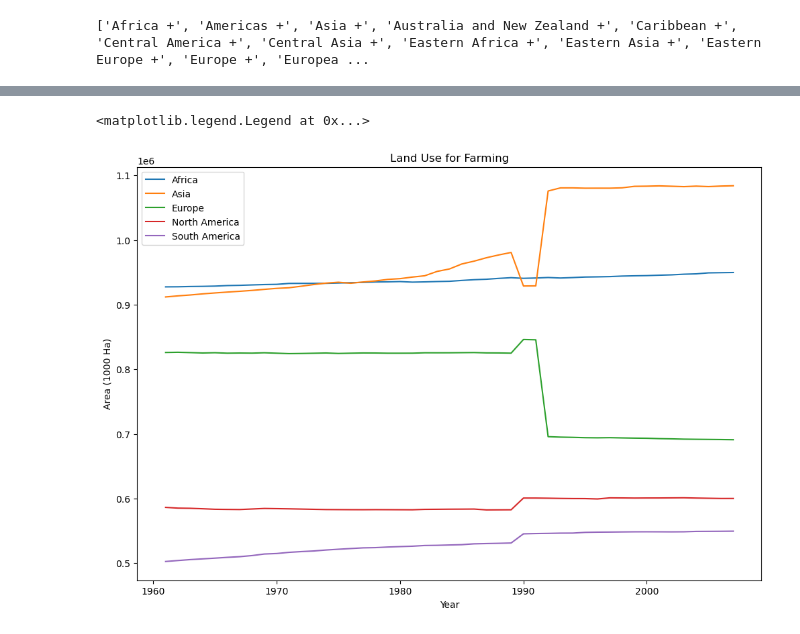
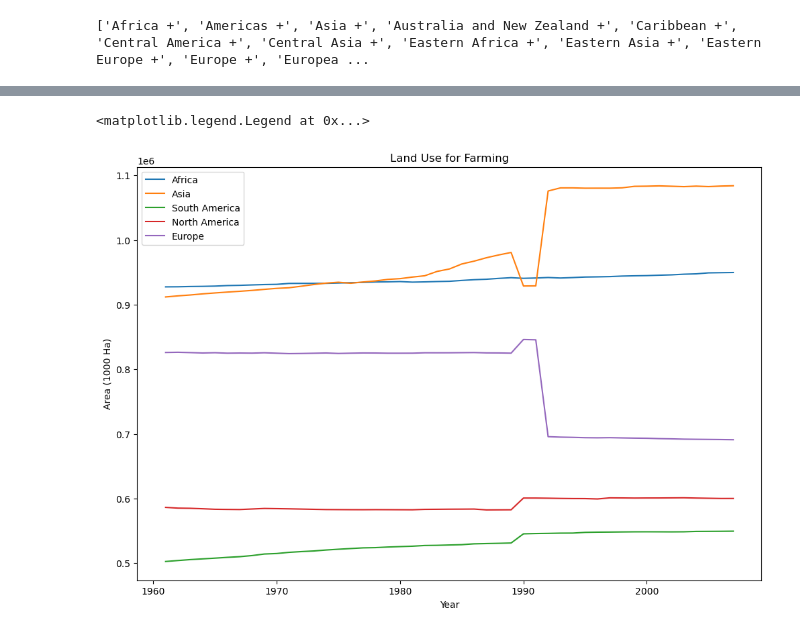
Before and after one commit to kabfare/biodiversity_decline, a Jupyter notebook: land_data.ipynb, the cells around one changed output, grey strips where cells are left out. Cells and saved outputs as stored; diff of their text form; code cells hidden in the pictures.

```diff
--- a/land_data.ipynb
+++ b/land_data.ipynb
@@ -183,7 +183,7 @@ land.head()
 | 3 | Afghanistan | 2004 | 38064 | agricultural_area |
 | 4 | Afghanistan | 2003 | 38899 | agricultural_area |
 # %%
-land_area=land[['Region', 'Year', 'Area']]
+land_area=land.drop(axis=1, columns='Category')
 land_area.head()
 # %% [output]
 |  | Region | Year | Area |
@@ -248,15 +248,15 @@ la3.head()
 # %%
 plt.figure(figsize=(12, 8))
 plt.title('Land Use for Farming')
 plt.xlabel('Year')
 plt.ylabel('Area (1000 Ha)')
 plt.plot(la3['Africa'])
 plt.plot(la3['Asia'])
+plt.plot(la3['South America'])
+plt.plot(la3['Northern America'])
 plt.plot(la3['Europe'])
-plt.plot(la3['Northern America'])
-plt.plot(la3['South America'])
 #plt.plot(la3['World'])
-plt.legend(['Africa', 'Asia', 'Europe', 'North America', 'South America', 'World'])
+plt.legend(['Africa', 'Asia', 'South America', 'North America', 'Europe', 'World'])
 # %% [output]
 <matplotlib.legend.Legend at 0x...>
-[figure, old version]
+[figure, new version]
```
Also changed, not shown: 2 other files.
